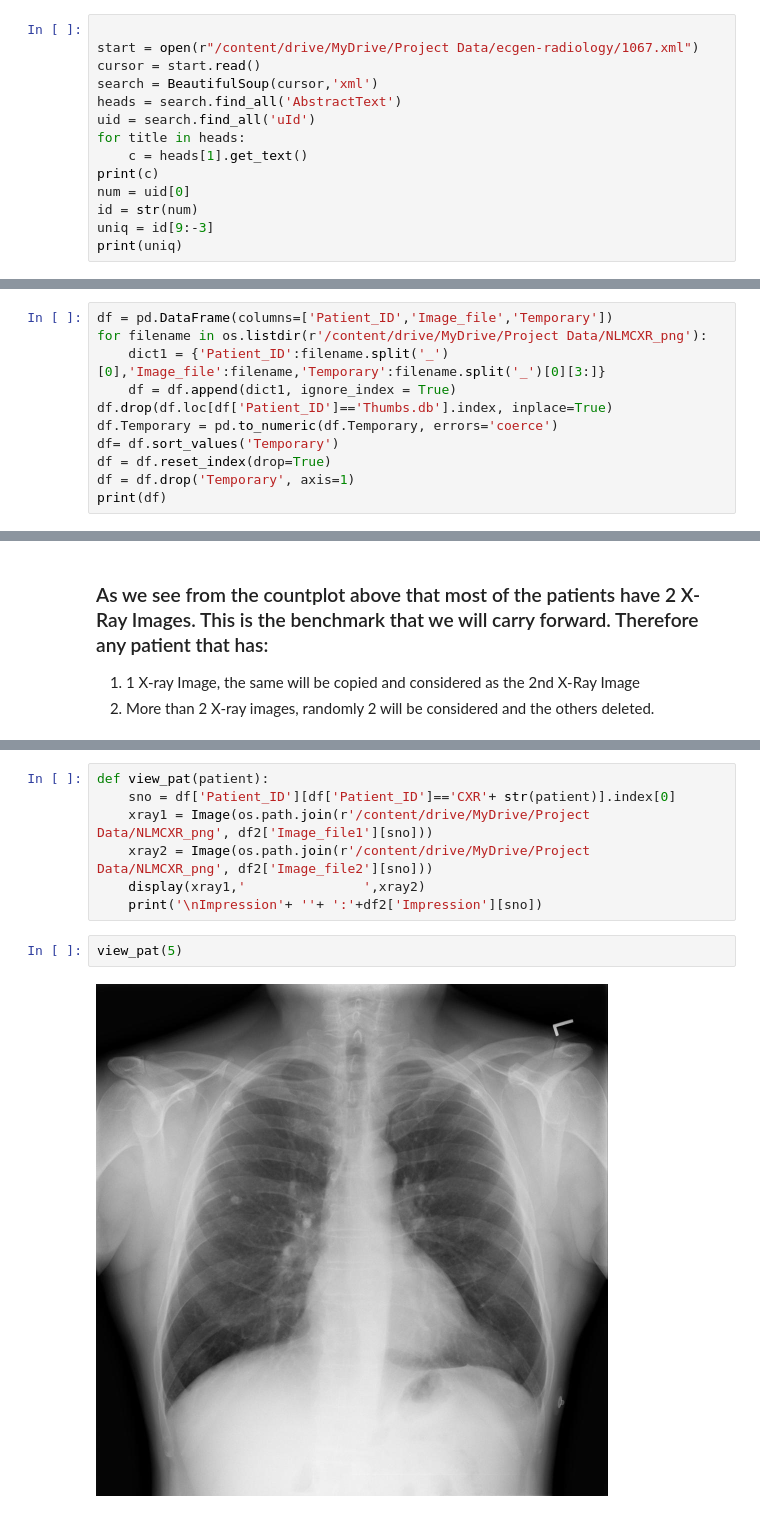
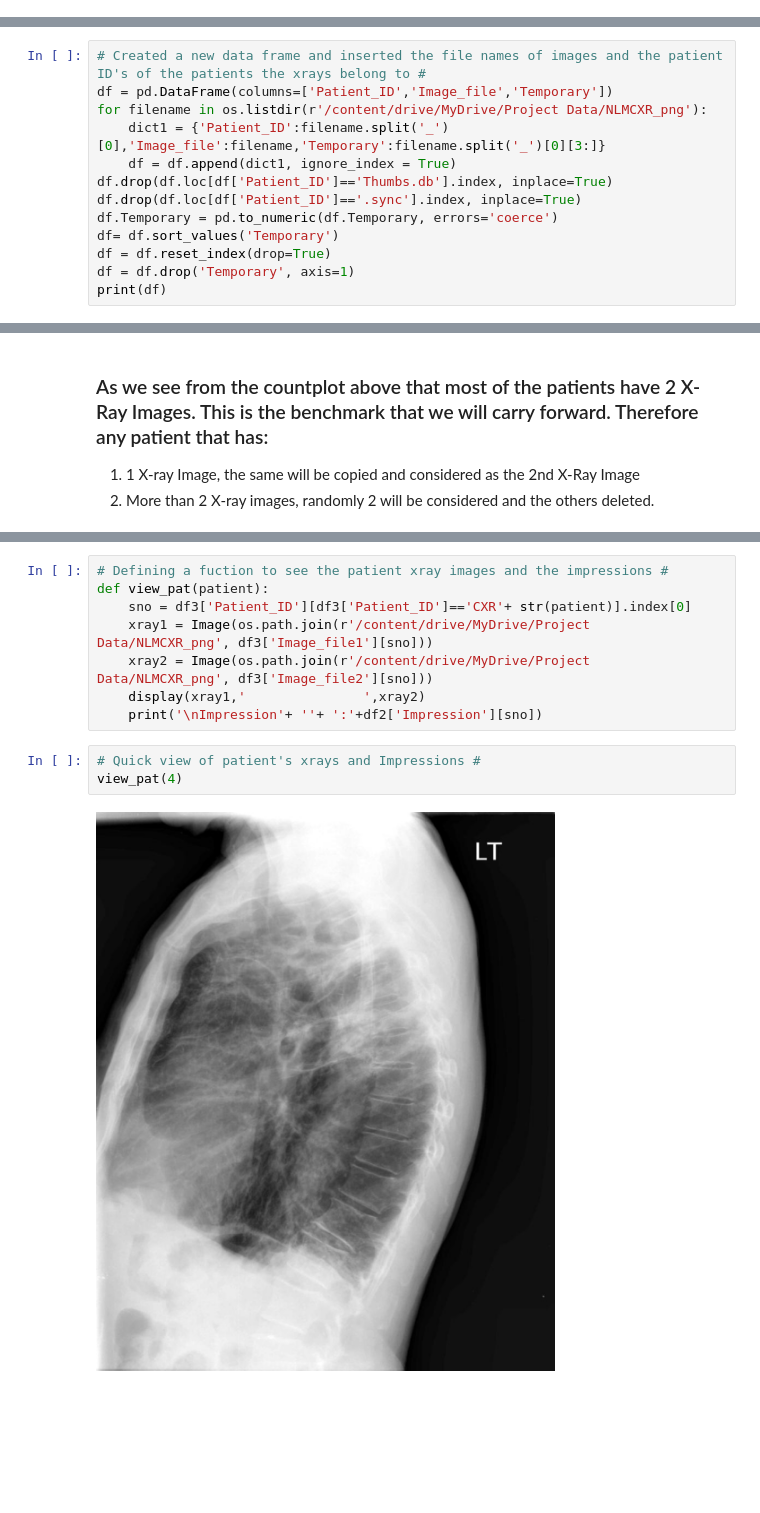
Before and after one commit to piperalpha7/CHEST-XRAY-KEYWORD-GENERATION-THROUGH-DEEP-LEARNING-, a Jupyter notebook: xml2df.ipynb, the cells around one changed output, grey strips where cells are left out. Saved outputs shown, nothing was run; the diff lists cells and outputs as text; blank space fills up the shorter version.

```diff
--- a/xml2df.ipynb
+++ b/xml2df.ipynb
@@ -61,17 +101,3 @@ with open(r'/content/drive/MyDrive/Project Data/ecgen-radiology/1067.xml') as x:
 
    </parentImage>
 </eCitation>
-# %%
-
-start = open(r"/content/drive/MyDrive/Project Data/ecgen-radiology/1067.xml")
-cursor = start.read()
-search = BeautifulSoup(cursor,'xml')
-heads = search.find_all('AbstractText')
-uid = search.find_all('uId')
-for title in heads:
-    c = heads[1].get_text()
-print(c)
-num = uid[0]
-id = str(num)
-uniq = id[9:-3]
-print(uniq)
@@ -86,9 +104,11 @@ CXR102
 # %%
+# Created a new data frame and inserted the file names of images and the patient ID's of the patients the xrays belong to #
 df = pd.DataFrame(columns=['Patient_ID','Image_file','Temporary'])
 for filename in os.listdir(r'/content/drive/MyDrive/Project Data/NLMCXR_png'):
     dict1 = {'Patient_ID':filename.split('_')[0],'Image_file':filename,'Temporary':filename.split('_')[0][3:]}
     df = df.append(dict1, ignore_index = True)
 df.drop(df.loc[df['Patient_ID']=='Thumbs.db'].index, inplace=True)
+df.drop(df.loc[df['Patient_ID']=='.sync'].index, inplace=True)
 df.Temporary = pd.to_numeric(df.Temporary, errors='coerce')
 df= df.sort_values('Temporary')
 df = df.reset_index(drop=True)
@@ -563,13 +523,15 @@ df2.to_excel('/content/drive/MyDrive/Project Data/X-ray1.xlsx')
 df3=pd.read_excel('/content/drive/MyDrive/Project Data/X-ray1.xlsx')
 # %%
+# Defining a fuction to see the patient xray images and the impressions #
 def view_pat(patient):
-    sno = df['Patient_ID'][df['Patient_ID']=='CXR'+ str(patient)].index[0]
-    xray1 = Image(os.path.join(r'/content/drive/MyDrive/Project Data/NLMCXR_png', df2['Image_file1'][sno]))
-    xray2 = Image(os.path.join(r'/content/drive/MyDrive/Project Data/NLMCXR_png', df2['Image_file2'][sno]))
+    sno = df3['Patient_ID'][df3['Patient_ID']=='CXR'+ str(patient)].index[0]
+    xray1 = Image(os.path.join(r'/content/drive/MyDrive/Project Data/NLMCXR_png', df3['Image_file1'][sno]))
+    xray2 = Image(os.path.join(r'/content/drive/MyDrive/Project Data/NLMCXR_png', df3['Image_file2'][sno]))
     display(xray1,'               ',xray2)
     print('\nImpression'+ ''+ ':'+df2['Impression'][sno])
 # %%
-view_pat(5)
+# Quick view of patient's xrays and Impressions #
+view_pat(4)
 # %% [output]
-[figure, old version]
+[figure, new version]
 '               '
```
Also changed, not shown: parts of 59 cells of this notebook.
